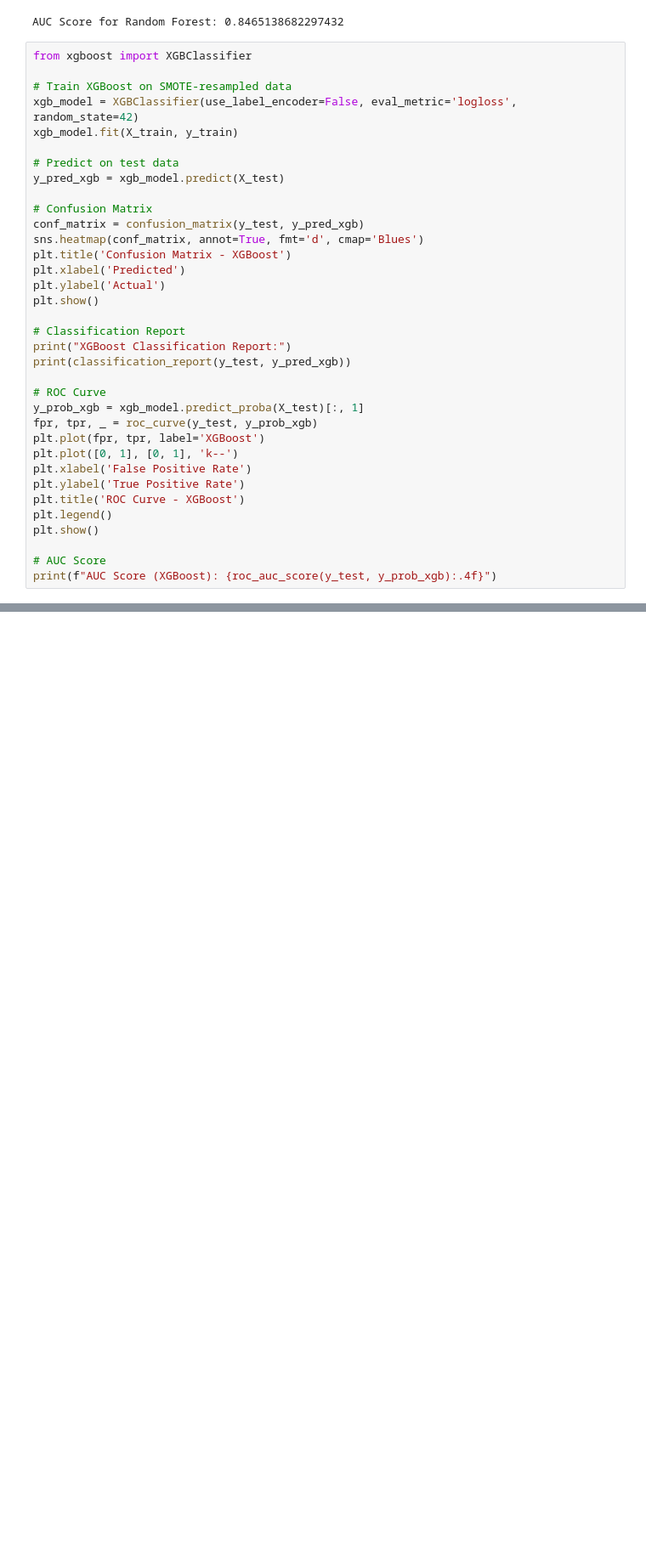
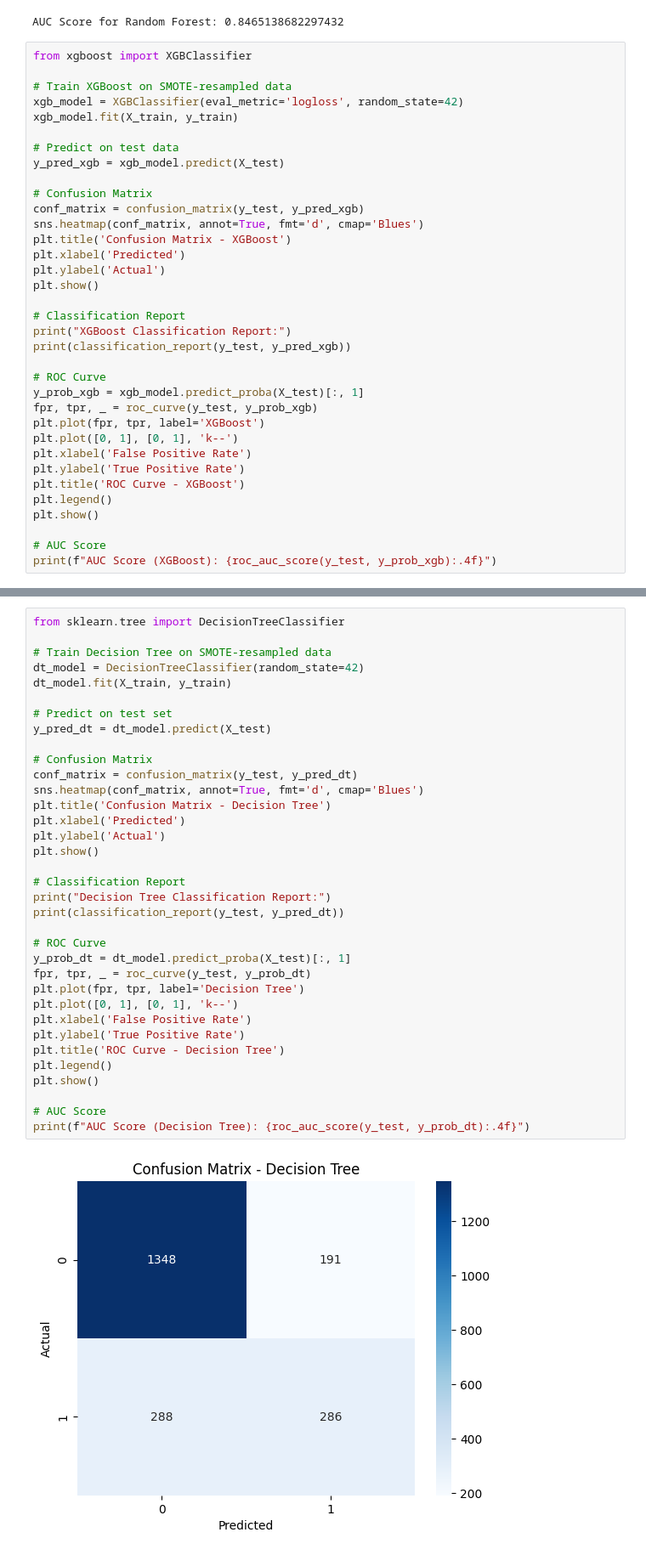
Before and after one commit to kinjalraval2225/Master_project, a Jupyter notebook: Telco_Chrun.ipynb, the cells around one changed output, grey strips where cells are left out. Shown at 85% size. Cells and saved outputs as stored; diff of their text form; blank space fills up the shorter version.

Commit message:
Model completion – Added DT, KNN, GB + full evaluation & comparison [18th Mar–1st Apr]

```diff
--- a/Telco_Chrun.ipynb
+++ b/Telco_Chrun.ipynb
@@ -512,7 +512,7 @@ AUC Score for Random Forest: 0.8465138682297432
 from xgboost import XGBClassifier
 
 # Train XGBoost on SMOTE-resampled data
-xgb_model = XGBClassifier(use_label_encoder=False, eval_metric='logloss', random_state=42)
+xgb_model = XGBClassifier(eval_metric='logloss', random_state=42)
 xgb_model.fit(X_train, y_train)
 
 # Predict on test data
@@ -561,0 +559,37 @@ AUC Score (XGBoost): 0.8368
+# %%
+from sklearn.tree import DecisionTreeClassifier
+
+# Train Decision Tree on SMOTE-resampled data
+dt_model = DecisionTreeClassifier(random_state=42)
+dt_model.fit(X_train, y_train)
+
+# Predict on test set
+y_pred_dt = dt_model.predict(X_test)
+
+# Confusion Matrix
+conf_matrix = confusion_matrix(y_test, y_pred_dt)
+sns.heatmap(conf_matrix, annot=True, fmt='d', cmap='Blues')
+plt.title('Confusion Matrix - Decision Tree')
+plt.xlabel('Predicted')
+plt.ylabel('Actual')
+plt.show()
+
+# Classification Report
+print("Decision Tree Classification Report:")
+print(classification_report(y_test, y_pred_dt))
+
+# ROC Curve
+y_prob_dt = dt_model.predict_proba(X_test)[:, 1]
+fpr, tpr, _ = roc_curve(y_test, y_prob_dt)
+plt.plot(fpr, tpr, label='Decision Tree')
+plt.plot([0, 1], [0, 1], 'k--')
+plt.xlabel('False Positive Rate')
+plt.ylabel('True Positive Rate')
+plt.title('ROC Curve - Decision Tree')
+plt.legend()
+plt.show()
+
+# AUC Score
+print(f"AUC Score (Decision Tree): {roc_auc_score(y_test, y_prob_dt):.4f}")
+# %% [output]
+[figure, added]
```
Also changed, not shown: parts of 6 cells of this notebook.
